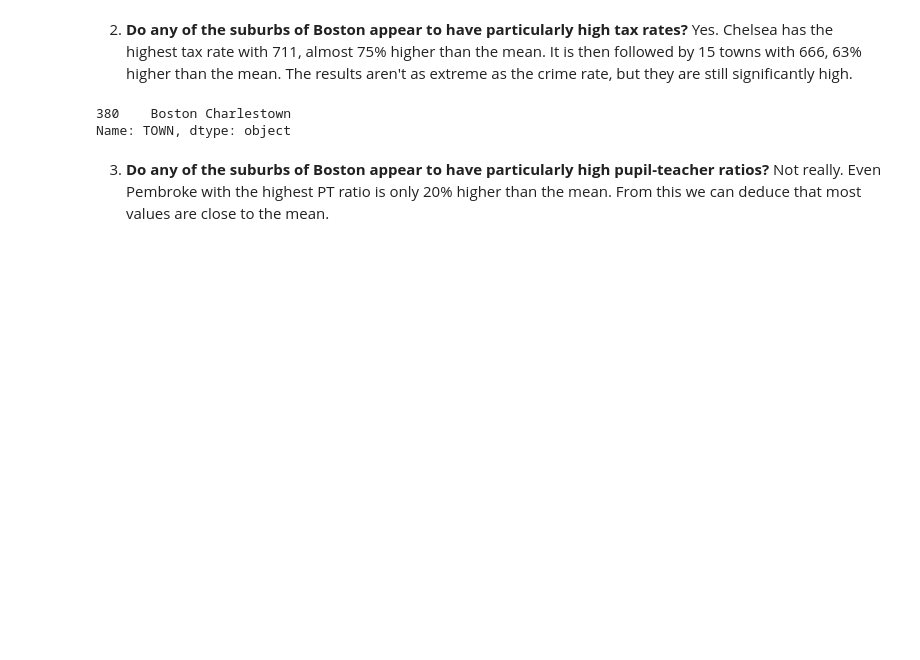
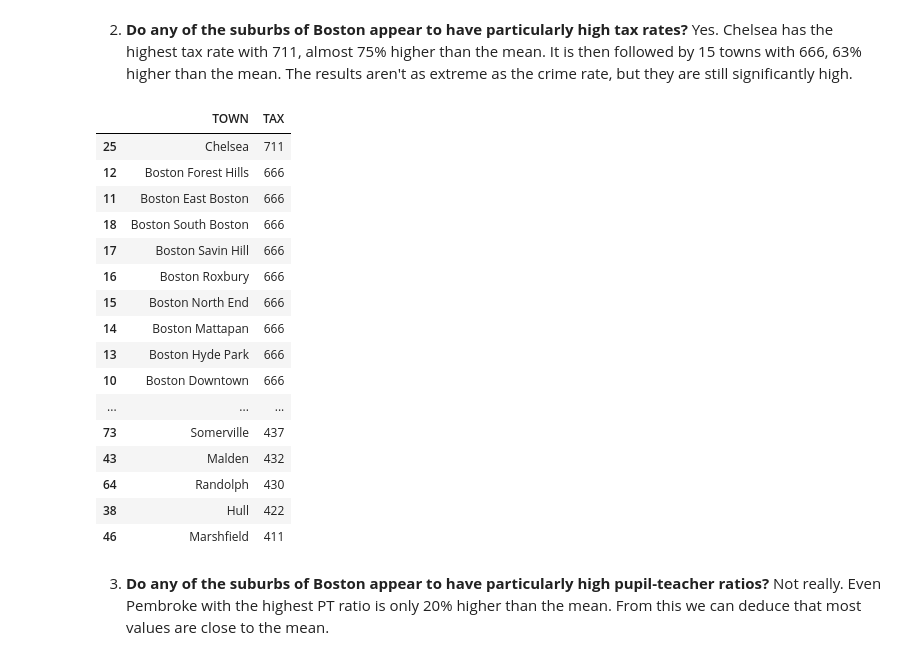
Before and after one commit to MAlejandroVC/Proyecto1, a Jupyter notebook: Project_2/BostonHousing.ipynb, the cells around one changed output. Cells and saved outputs as stored; diff of their text form; code cells hidden in the pictures; blank space fills up the shorter version.

```diff
--- a/Project_2/BostonHousing.ipynb
+++ b/Project_2/BostonHousing.ipynb
@@ -193,11 +206,27 @@ NameError: name 'boston' is not defined
 Yes. Chelsea has the highest tax rate with 711, almost 75% higher than the mean.
 It is then followed by 15 towns with 666, 63% higher than the mean.
 The results aren't as extreme as the crime rate, but they are still significantly high.
-# %%
-boston.loc[boston['CRIM'].astype(float) > 87]['TOWN']
-# %% [output]
-380    Boston Charlestown
-Name: TOWN, dtype: object
+# %%
+boston_tax = boston.groupby('TOWN').first().reset_index().sort_values('TAX', ascending=False)[['TOWN', 'TAX']]
+boston_tax.loc[boston_tax['TAX'].astype(float) > 408.23][['TOWN', 'TAX']]
+# %% [output]
+|  | TOWN | TAX |
+| 25 | Chelsea | 711 |
+| 12 | Boston Forest Hills | 666 |
+| 11 | Boston East Boston | 666 |
+| 18 | Boston South Boston | 666 |
+| 17 | Boston Savin Hill | 666 |
+| 16 | Boston Roxbury | 666 |
+| 15 | Boston North End | 666 |
+| 14 | Boston Mattapan | 666 |
+| 13 | Boston Hyde Park | 666 |
+| 10 | Boston Downtown | 666 |
+| ... | ... | ... |
+| 73 | Somerville | 437 |
+| 43 | Malden | 432 |
+| 64 | Randolph | 430 |
+| 38 | Hull | 422 |
+| 46 | Marshfield | 411 |
 # %% [markdown]
 3. **Do any of the suburbs of Boston appear to have particularly high pupil-teacher ratios?**
 Not really. Even Pembroke with the highest PT ratio is only 20% higher than the mean.
```
Also changed, not shown: parts of 5 cells of this notebook.
